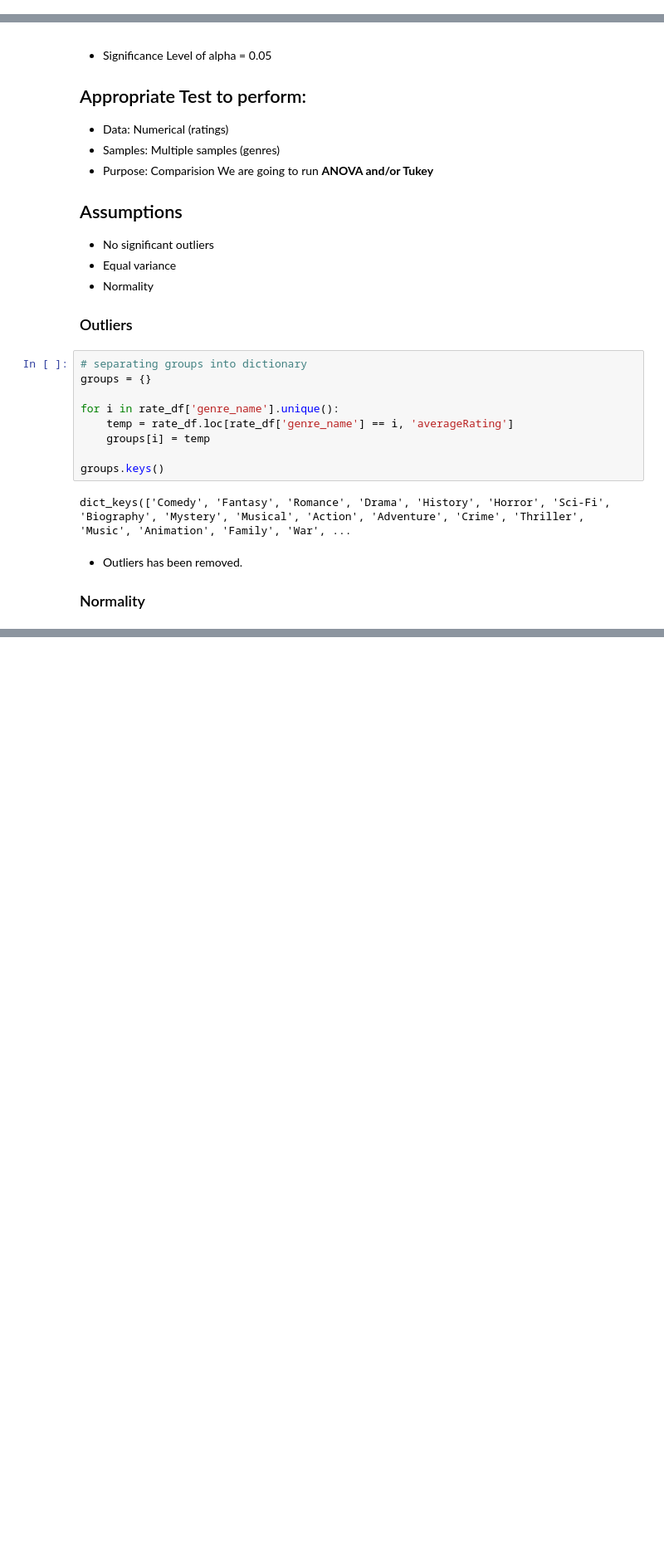
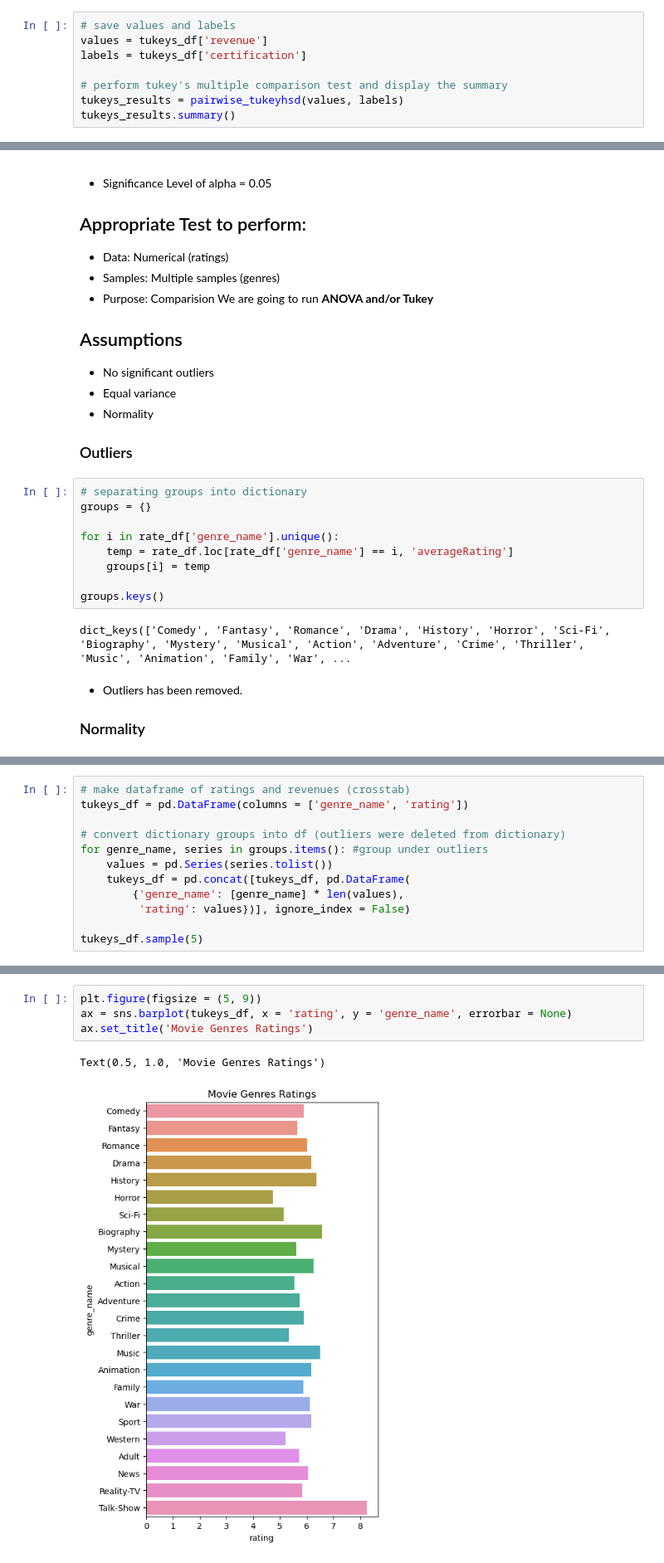
Before and after one commit to juDEcorous/Project-3-Part-1, a Jupyter notebook: Project 3 Part 4 Hypothesis.ipynb, the cells around one changed output, grey strips where cells are left out. Shown: that part at 83% size. Cells and saved outputs as stored; diff of their text form; blank space fills up the shorter version.

```diff
--- a/Project 3 Part 4 Hypothesis.ipynb
+++ b/Project 3 Part 4 Hypothesis.ipynb
@@ -202,0 +216,8 @@ True
+# %%
+# save values and labels
+values = tukeys_df['revenue']
+labels = tukeys_df['certification']
+
+# perform tukey's multiple comparison test and display the summary
+tukeys_results = pairwise_tukeyhsd(values, labels)
+tukeys_results.summary()
@@ -383,0 +491,12 @@ ValueError: skewtest is not valid with less than 8 samples; 4 samples were given
+# %%
+# make dataframe of ratings and revenues (crosstab)
+tukeys_df = pd.DataFrame(columns = ['genre_name', 'rating'])
+
+# convert dictionary groups into df (outliers were deleted from dictionary)
+for genre_name, series in groups.items(): #group under outliers
+    values = pd.Series(series.tolist())
+    tukeys_df = pd.concat([tukeys_df, pd.DataFrame(
+        {'genre_name': [genre_name] * len(values),
+         'rating': values})], ignore_index = False)
+
+tukeys_df.sample(5)
@@ -383,0 +541,7 @@ ValueError: skewtest is not valid with less than 8 samples; 4 samples were given
+# %%
+plt.figure(figsize = (5, 9))
+ax = sns.barplot(tukeys_df, x = 'rating', y = 'genre_name', errorbar = None)
+ax.set_title('Movie Genres Ratings')
+# %% [output]
+Text(0.5, 1.0, 'Movie Genres Ratings')
+[figure, added]
```
Also changed, not shown: parts of 17 cells of this notebook, 1 other file.
